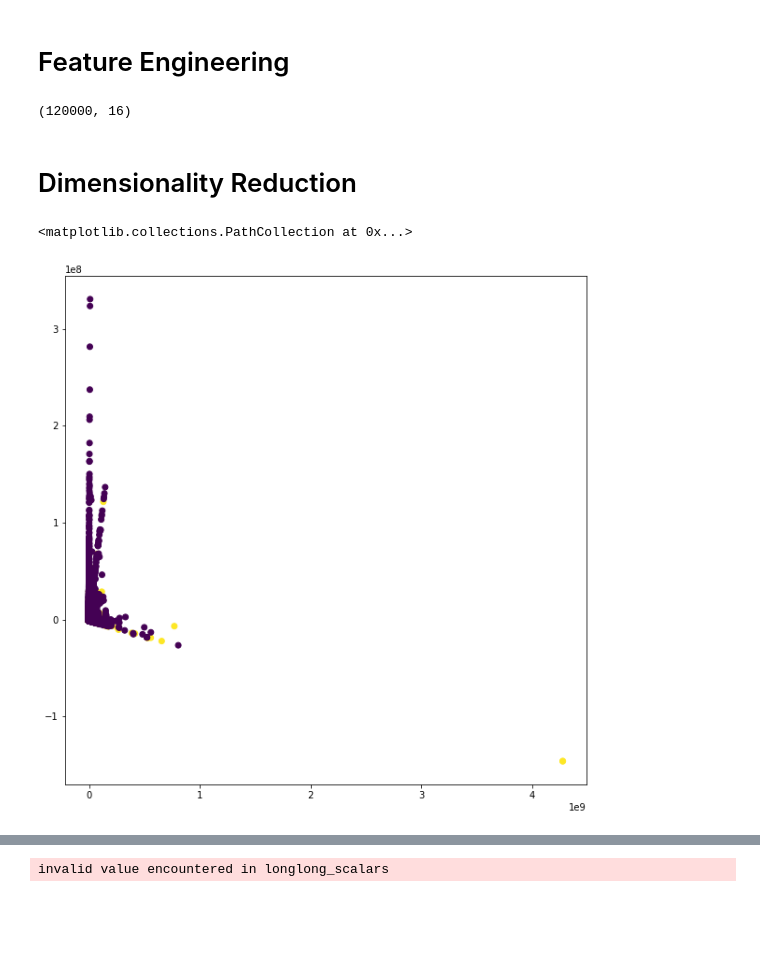
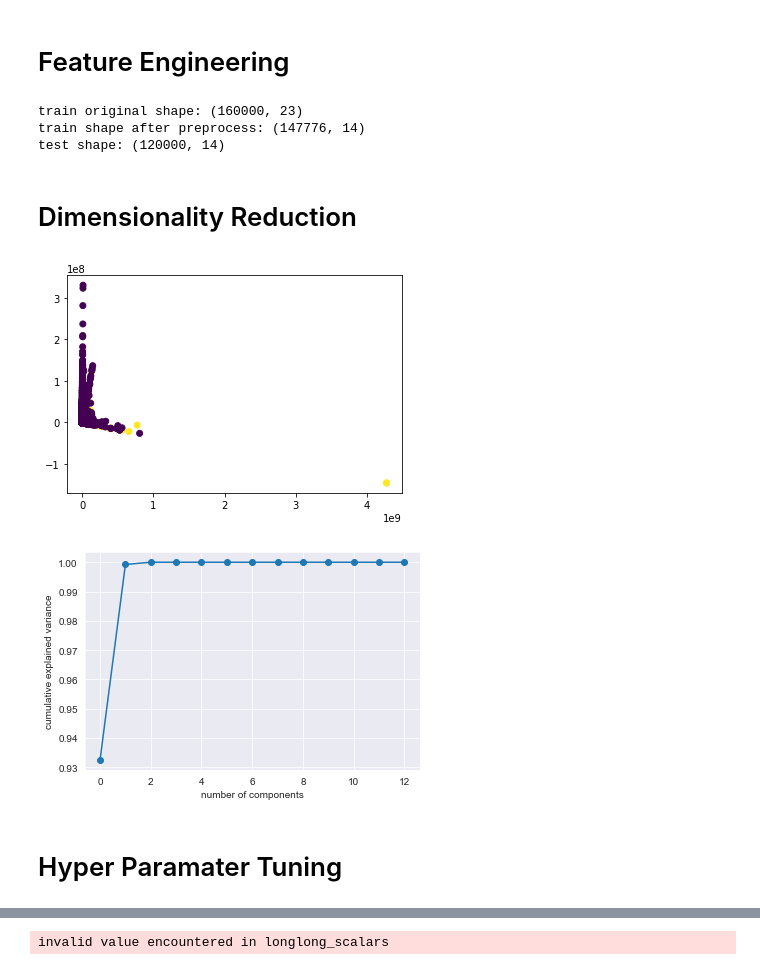
Before and after one commit to Ilan-v/CS_AI, a Jupyter notebook: HW1/ml_model.ipynb, the cells around one changed output, grey strips where cells are left out. Drawn from its saved outputs; the diff is of its cells as text; code cells hidden in the pictures; blank space fills up the shorter version.

```diff
--- a/HW1/ml_model.ipynb
+++ b/HW1/ml_model.ipynb
@@ -53,17 +67,23 @@ def feature_engineering(input_df, feature_cols_lst,mode='train'):
 feature_cols = ['size', 'vsize',
                 'exports', 'imports',
                 'has_tls', 'symbols',
-                'numstrings', 'avlength',
+                'avlength',
                 'printables', 'entropy', 'paths', 'urls',
-                'registry', 'MZ',
+                'registry',
                 'has_debug_relocations_resources_signature']
+
+correlated_cols = ['numstrings', 'MZ'] # we came to the conclusion that we wont use these columns
 # %%
 df_train = feature_engineering(raw_train, feature_cols)
 df_test = feature_engineering(raw_test, feature_cols, mode = 'test')
-# %%
-df_test.shape
-# %% [output]
-(120000, 16)
+# %%
+print(f"train original shape: {raw_train.shape}")
+print(f"train shape after preprocess: {df_train.shape}")
+print(f"test shape: {df_test.shape}")
+# %% [output]
+train original shape: (160000, 23)
+train shape after preprocess: (147776, 14)
+test shape: (120000, 14)
 # %% [markdown]
 # Dimensionality Reduction
 # %%
@@ -72,11 +92,22 @@ y = df_train['label'].values
 # %%
 # perform PCA
 pca = PCA()
 pca.fit(X)
 data_pca = pca.transform(X)
 # plot the results
-plt.figure(figsize=(10, 10))
 plt.scatter(data_pca[:, 0], data_pca[:, 1], c=df_train['label'])
+plt.show()
 # %% [output]
-<matplotlib.collections.PathCollection at 0x...>
-[figure, old version]
+[figure, new version]
+# %%
+# plot pca cummulative explained variance
+var_cumsum = np.cumsum(pca.explained_variance_ratio_)
+plt.plot(var_cumsum)
+plt.scatter(x=range(var_cumsum.shape[0]), y = var_cumsum)
+plt.xlabel('number of components')
+plt.ylabel('cumulative explained variance')
+plt.show()
+# %% [output]
+[figure, added]
+# %% [markdown]
+# Hyper Paramater Tuning
```
Also changed, not shown: parts of 6 cells of this notebook, 6 other files.
